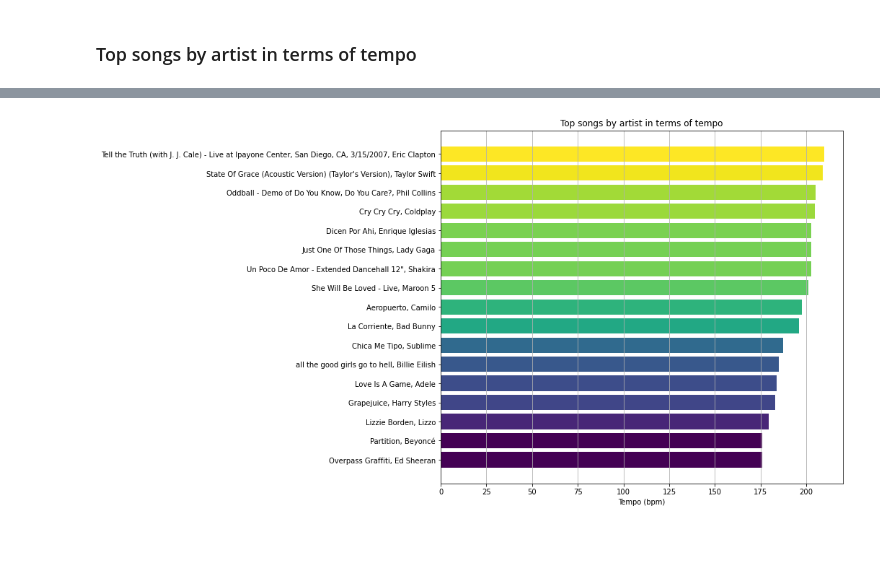
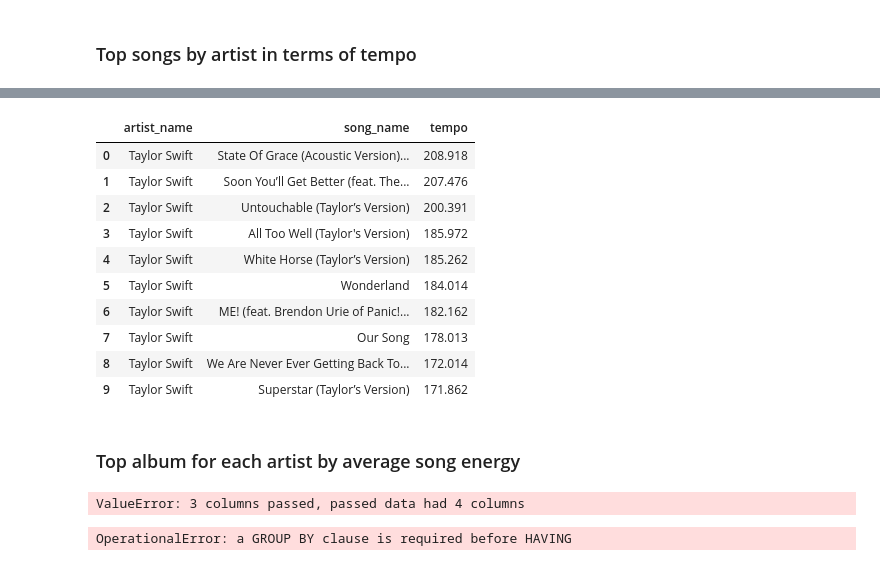
Before and after one commit to vmorenocosta/vanguard_de_project, a Jupyter notebook: submission/notebooks/p2_data_visualization.ipynb, the cells around one changed output, grey strips where cells are left out. Cells and saved outputs as stored; diff of their text form; code cells hidden in the pictures; blank space fills up the shorter version.

```diff
--- a/submission/notebooks/p2_data_visualization.ipynb
+++ b/submission/notebooks/p2_data_visualization.ipynb
@@ -189,9 +125,0 @@ top_songs_by_artist_by_tempo = retrieve_query_pd(
-# %%
-plot_spotify_bar(top_songs_by_artist_by_tempo,
-                 [', '.join(x) for x in zip(top_songs_by_artist_by_tempo['song_name'],top_songs_by_artist_by_tempo['artist_name'])],
-                 top_songs_by_artist_by_tempo['tempo'],
-                 'Top songs by artist in terms of tempo',
-                 'Tempo (bpm)',
-                 'top_songs_by_artist_by_tempo')
-# %% [output]
-[figure, removed]
@@ -197,0 +144,16 @@ plot_spotify_bar(top_songs_by_artist_by_tempo,
+# %%
+retrieve_query_pd("SELECT * FROM top_10_songs_by_artist_by_tempo where artist_name = 'Taylor Swift'",['artist_name','song_name','tempo'], 'spotify')
+# %% [output]
+|  | artist_name | song_name | tempo |
+| 0 | Taylor Swift | State Of Grace (Acoustic Version)... | 208.918 |
+| 1 | Taylor Swift | Soon You’ll Get Better (feat. The... | 207.476 |
+| 2 | Taylor Swift | Untouchable (Taylor’s Version) | 200.391 |
+| 3 | Taylor Swift | All Too Well (Taylor's Version) | 185.972 |
+| 4 | Taylor Swift | White Horse (Taylor’s Version) | 185.262 |
+| 5 | Taylor Swift | Wonderland | 184.014 |
+| 6 | Taylor Swift | ME! (feat. Brendon Urie of Panic!... | 182.162 |
+| 7 | Taylor Swift | Our Song | 178.013 |
+| 8 | Taylor Swift | We Are Never Ever Getting Back To... | 172.014 |
+| 9 | Taylor Swift | Superstar (Taylor’s Version) | 171.862 |
+# %% [markdown]
+### Top album for each artist by average song energy
@@ -197,0 +205,8 @@ plot_spotify_bar(top_songs_by_artist_by_tempo,
+# %%
+retrieve_query_pd(query_top_1_album_by_artist_by_mean_song_energy, ['artist_name', 'album_name', 'mean_energy'], 'spotify')
+# %% [output]
+ValueError: 3 columns passed, passed data had 4 columns
+# %%
+retrieve_query_pd(query_top_1_album_by_artist_by_mean_song_energy, ['artist_name', 'album_name', 'mean_energy','SDFS'], 'spotify')
+# %% [output]
+OperationalError: a GROUP BY clause is required before HAVING
```
Also changed, not shown: parts of 37 cells of this notebook.
